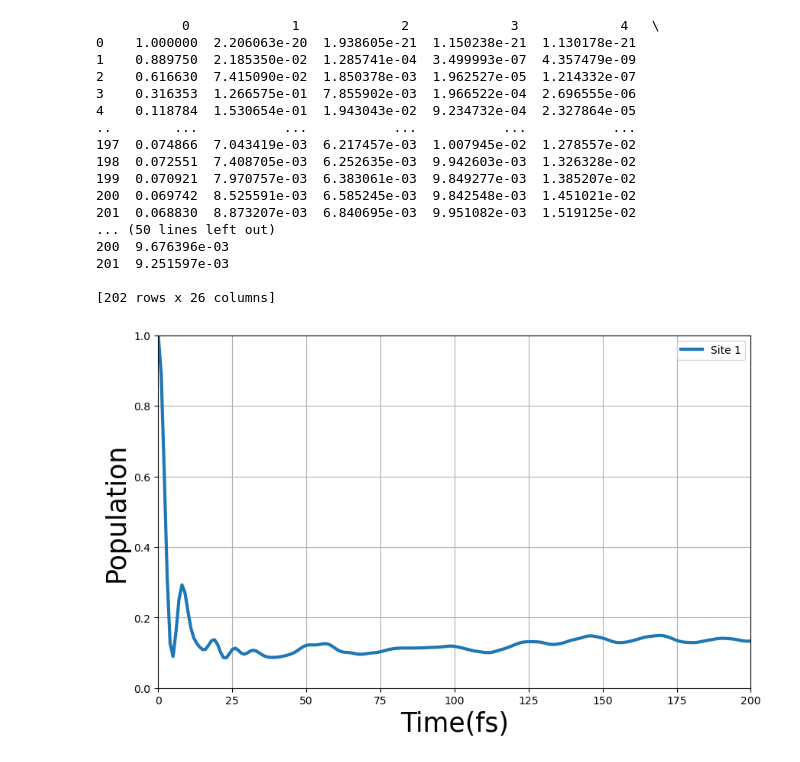
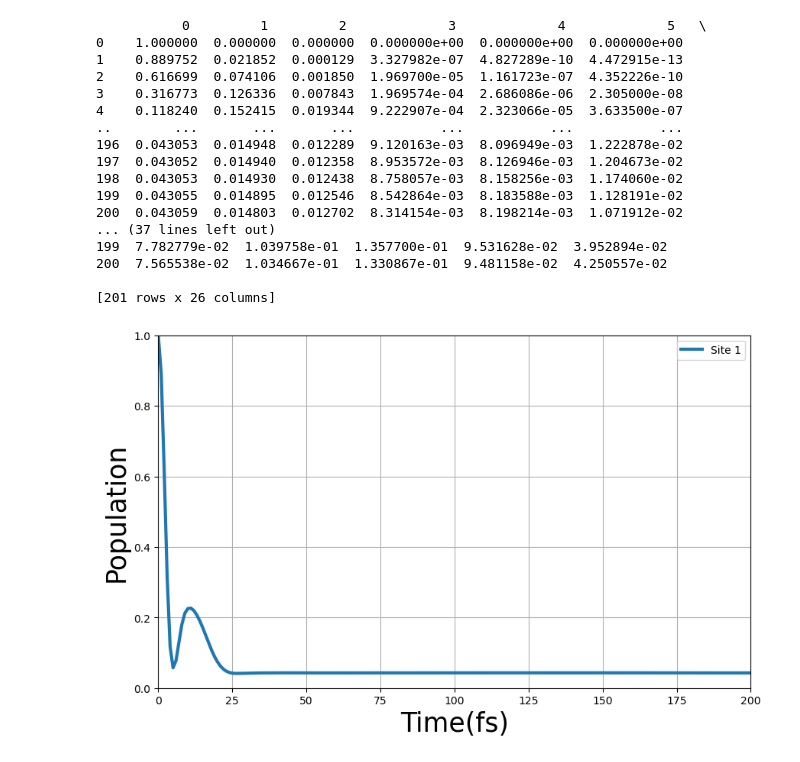
Before and after one commit to Relinquish0/Renormalizer, a Jupyter notebook: multiset_ttn/P3HT:PCBM/plot/plot.ipynb, the cells around one changed output. Drawn from its saved outputs; the diff is of its cells as text; code cells hidden in the pictures.

Commit message:
Add multiset ttn in tree tensor network

```diff
--- a/multiset_ttn/P3HT:PCBM/plot/plot.ipynb
+++ b/multiset_ttn/P3HT:PCBM/plot/plot.ipynb
@@ -3,7 +3,7 @@ import numpy as np
 import pandas as pd
 
 # 加载 .npz 文件
-data = np.load('../singleset/p3ht_singleset128.npz',allow_pickle=True)
+data = np.load('../multiset/p3ht_ms_ttn_32.npz',allow_pickle=True)
 
 # 'mol list', 'tempearture', 'total time', 'other info', 'r square array',
 # 'electron occupations array', 'phonon occupations array', 'k occupations array',
@@ -12,25 +12,25 @@ df = data['e_occupations']
 
 df = pd.DataFrame(df)
 print(df)
-df.to_excel('p3ht_128_singleset.xlsx', index=False)
+df.to_excel('p3ht_32_multiset.xlsx', index=False)
 # %% [output]
-           0             1             2             3             4   \
-0    1.000000  2.206063e-20  1.938605e-21  1.150238e-21  1.130178e-21
-1    0.889750  2.185350e-02  1.285741e-04  3.499993e-07  4.357479e-09
-2    0.616630  7.415090e-02  1.850378e-03  1.962527e-05  1.214332e-07
-3    0.316353  1.266575e-01  7.855902e-03  1.966522e-04  2.696555e-06
-4    0.118784  1.530654e-01  1.943043e-02  9.234732e-04  2.327864e-05
-..        ...           ...           ...           ...           ...
-197  0.074866  7.043419e-03  6.217457e-03  1.007945e-02  1.278557e-02
-198  0.072551  7.408705e-03  6.252635e-03  9.942603e-03  1.326328e-02
-199  0.070921  7.970757e-03  6.383061e-03  9.849277e-03  1.385207e-02
-200  0.069742  8.525591e-03  6.585245e-03  9.842548e-03  1.451021e-02
-201  0.068830  8.873207e-03  6.840695e-03  9.951082e-03  1.519125e-02
-... (50 lines left out)
-200  9.676396e-03
-201  9.251597e-03
+           0         1         2             3             4             5   \
+0    1.000000  0.000000  0.000000  0.000000e+00  0.000000e+00  0.000000e+00
+1    0.889752  0.021852  0.000129  3.327982e-07  4.827289e-10  4.472915e-13
+2    0.616699  0.074106  0.001850  1.969700e-05  1.161723e-07  4.352226e-10
+3    0.316773  0.126336  0.007843  1.969574e-04  2.686086e-06  2.305000e-08
+4    0.118240  0.152415  0.019344  9.222907e-04  2.323066e-05  3.633500e-07
+..        ...       ...       ...           ...           ...           ...
+196  0.043053  0.014948  0.012289  9.120163e-03  8.096949e-03  1.222878e-02
+197  0.043052  0.014940  0.012358  8.953572e-03  8.126946e-03  1.204673e-02
+198  0.043053  0.014930  0.012438  8.758057e-03  8.158256e-03  1.174060e-02
+199  0.043055  0.014895  0.012546  8.542864e-03  8.183588e-03  1.128191e-02
+200  0.043059  0.014803  0.012702  8.314154e-03  8.198214e-03  1.071912e-02
+... (37 lines left out)
+199  7.782779e-02  1.039758e-01  1.357700e-01  9.531628e-02  3.952894e-02
+200  7.565538e-02  1.034667e-01  1.330867e-01  9.481158e-02  4.250557e-02
 
-[202 rows x 26 columns]
+[201 rows x 26 columns]
 # %%
 from pathlib import Path
 
@@ -38,38 +38,38 @@ import pandas as pd
 import numpy as np
 import matplotlib.pyplot as plt
 
-excel_path = Path('p3ht_16_multiset.xlsx')
+excel_path = Path('p3ht_32_multiset.xlsx')
 
 if not excel_path.exists():
     print(f'Skip: {excel_path} does not exist')
 else:
     # 读取Excel文件
     df = pd.read_excel(excel_path)
     # df = pd.read_excel('../../fmo_benchmark.xlsx')
 
     # 提取数据
     x = np.arange(0,df.shape[0],1)
     x = x * 1
 
     y_columns = df.iloc[:, 0:1]  # 第1-7列作为y坐标
 
     # 创建图表
     plt.figure(figsize=(10, 6))
 
     # 绘制七条线
     for i in range(0,y_columns.shape[1]):
         plt.plot(x, y_columns.iloc[:, i],label=f'Site {i+1}',linewidth=3)
 
     # 添加图表元素
     plt.xlabel('Time(fs)',size = 25)
     plt.ylabel('Population',size = 25)
     plt.xlim((0, 200))
     plt.ylim((0, 1))
     plt.title('')
     plt.legend()
     plt.grid(True)
 
     # 显示图表
     plt.show()
 # %% [output]
-[figure, old version]
+[figure, new version]
```
Also changed, not shown: parts of 2 cells of this notebook, 44 other files.
